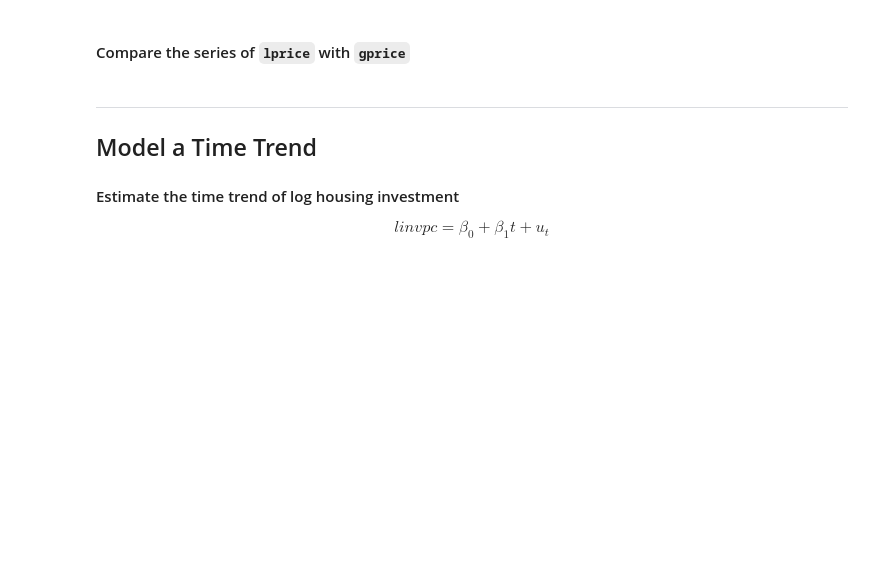
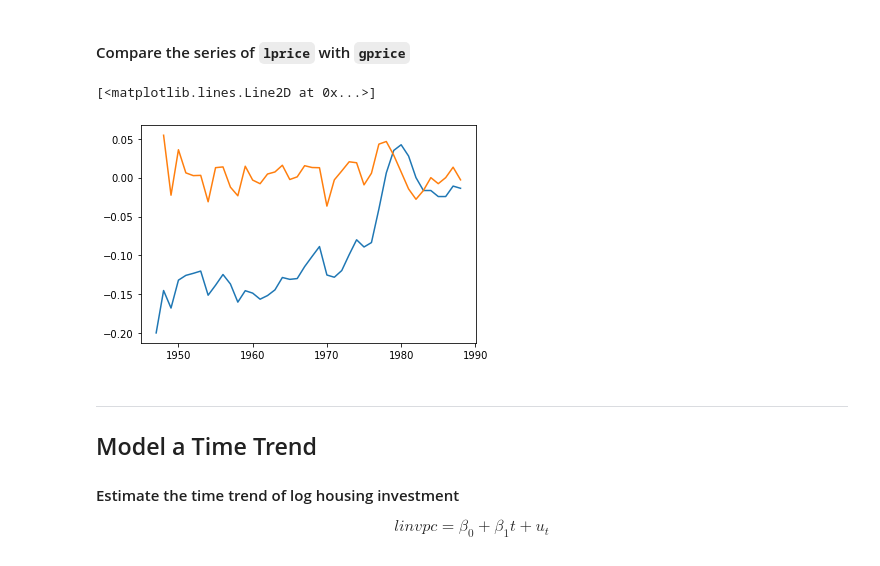
Before and after one commit to TMU-REM750-Research-Methods/in-class-examples, a Jupyter notebook: TS-basics/TS_basics.ipynb, the cells around one changed output. Cells and saved outputs as stored; diff of their text form; code cells hidden in the pictures; blank space fills up the shorter version.

````diff
--- a/TS-basics/TS_basics.ipynb
+++ b/TS-basics/TS_basics.ipynb
@@ -48,2 +65,5 @@ import matplotlib.pyplot
 # %% [markdown]
 #### Sort the data in ascending order by year
+# %%
+HSEINV = HSEINV.sort_values(by=['year'])
+print(HSEINV.head())
@@ -51,3 +85,6 @@ import matplotlib.pyplot
 #### Generate time index
 
 Create new variable ```t``` such that $t=0$ in the first period
+# %%
+HSEINV['t'] = HSEINV.year - HSEINV.year[0]
+print(HSEINV.head())
@@ -55,3 +106,6 @@
 #### Generate lag variable
 
 Create a new column in the date set named ```lprice_1```, such that $lprice\_1 = \log(price_{t-1})$
+# %%
+HSEINV['lprice_1'] = HSEINV.lprice.shift(1)
+print(HSEINV.head())
@@ -59,3 +127,6 @@
 #### Generate "*first-differencing*" variables
 
 Create a new column named ```gprice```, such that $gprice = \log(price_t) - \log(price_{t-1})$
+# %%
+HSEINV["gprice"] = HSEINV['lprice'] - HSEINV['lprice_1']
+print(HSEINV.head())
@@ -62,5 +147,11 @@
 # %% [markdown]
 #### Compare the series of ```lprice``` with ```gprice```
+# %%
+matplotlib.pyplot.plot(HSEINV.year, HSEINV.lprice)
+matplotlib.pyplot.plot(HSEINV.year, HSEINV.gprice)
+# %% [output]
+[<matplotlib.lines.Line2D at 0x...>]
+[figure, added]
 # %% [markdown]
 ***
 ## Model a Time Trend
````
Also changed, not shown: parts of 13 cells of this notebook.
